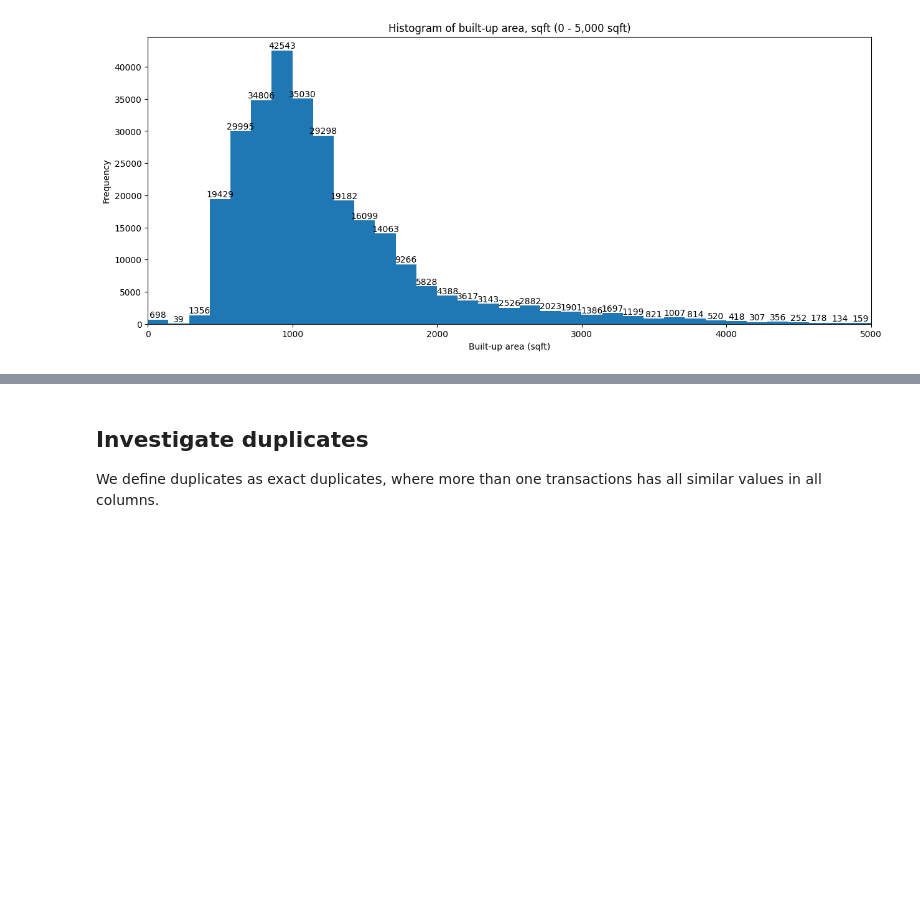
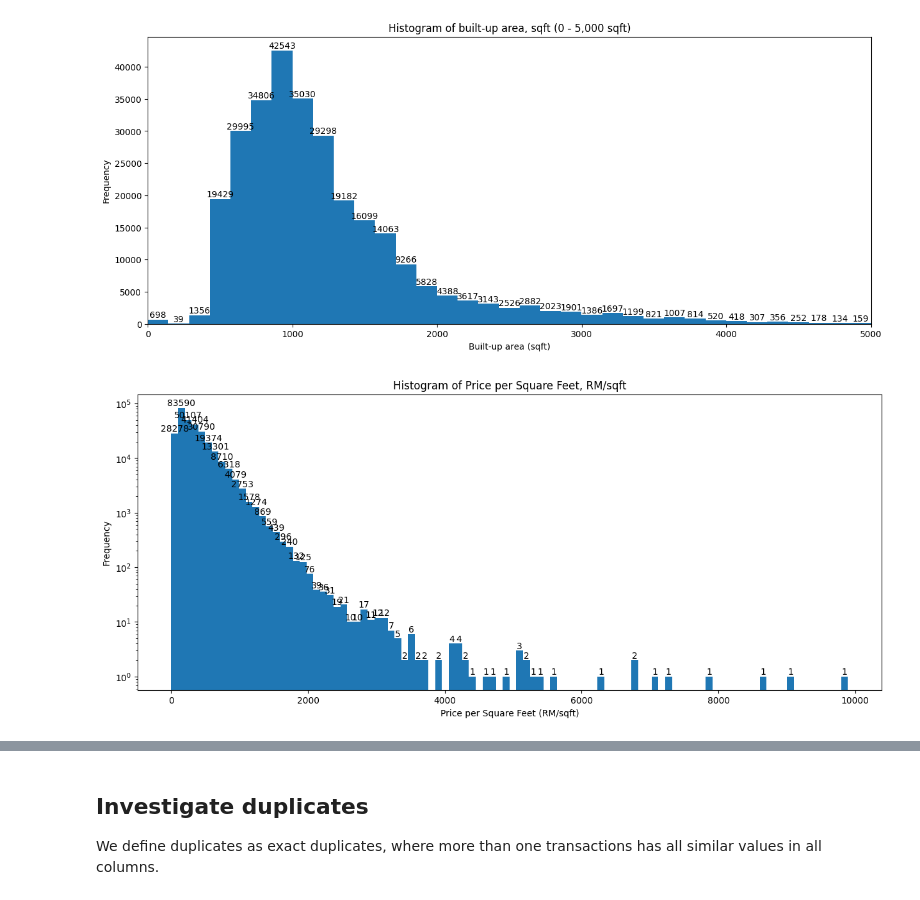
Before and after one commit to yuenherny/kl-house-price-forecasting, a Jupyter notebook: notebooks/03 - Data Cleaning 1.ipynb, the cells around one changed output, grey strips where cells are left out. Cells and saved outputs as stored; diff of their text form; code cells hidden in the pictures; blank space fills up the shorter version.

Commit message:
Create price_psf and price exploration plots

```diff
--- a/notebooks/03 - Data Cleaning 1.ipynb
+++ b/notebooks/03 - Data Cleaning 1.ipynb
@@ -369,3 +369,16 @@ ax.bar_label(ax.containers[0], fmt='%.0f')
 plt.show()
 # %% [output]
 [figure]
+# %%
+ax = df_transactions['price_psf'].plot(
+    kind='hist',
+    bins=100,
+    figsize=(15, 6),
+    logy=True,
+    title='Histogram of Price per Square Feet, RM/sqft',
+    xlabel='Price per Square Feet (RM/sqft)'
+)
+ax.bar_label(ax.containers[0], fmt='%.0f')
+plt.show()
+# %% [output]
+[figure, added]
```
Also changed, not shown: parts of 3 cells of this notebook.
